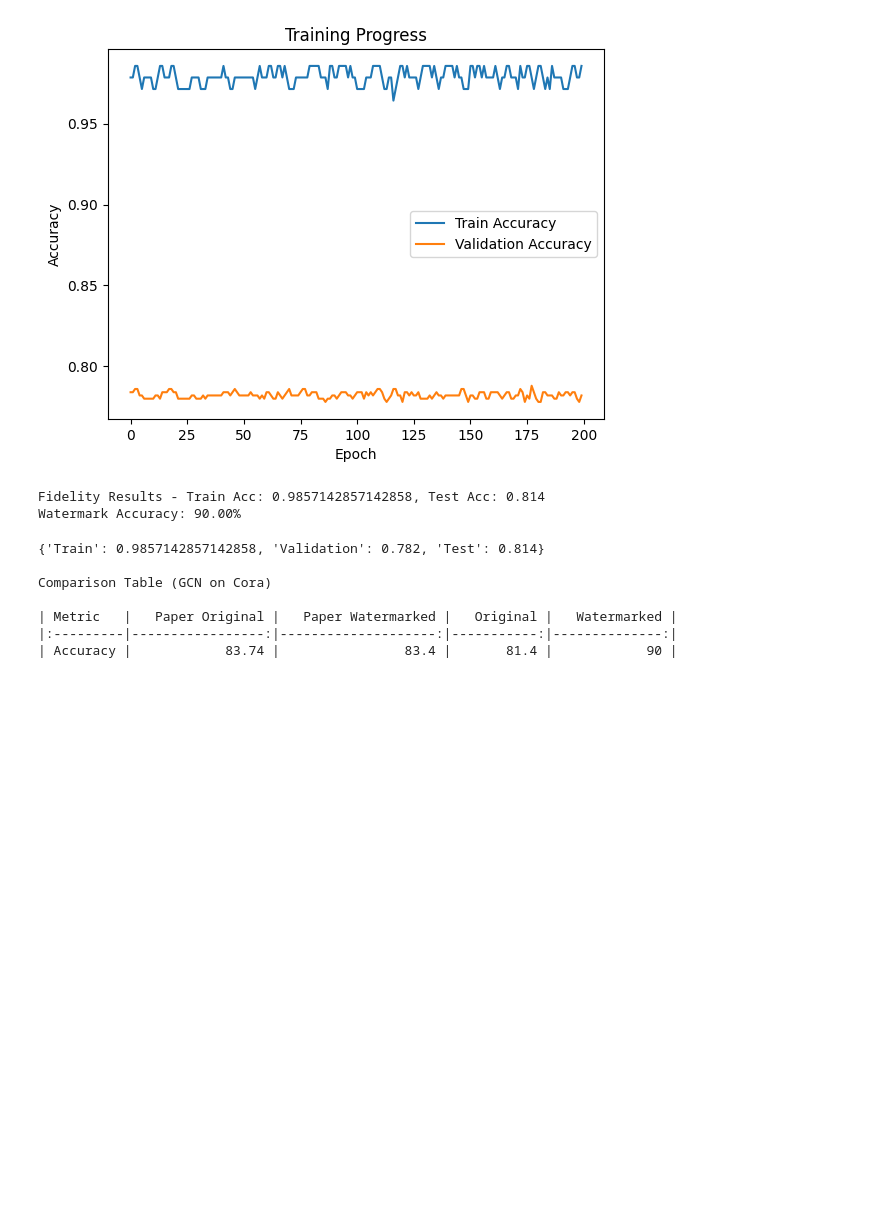
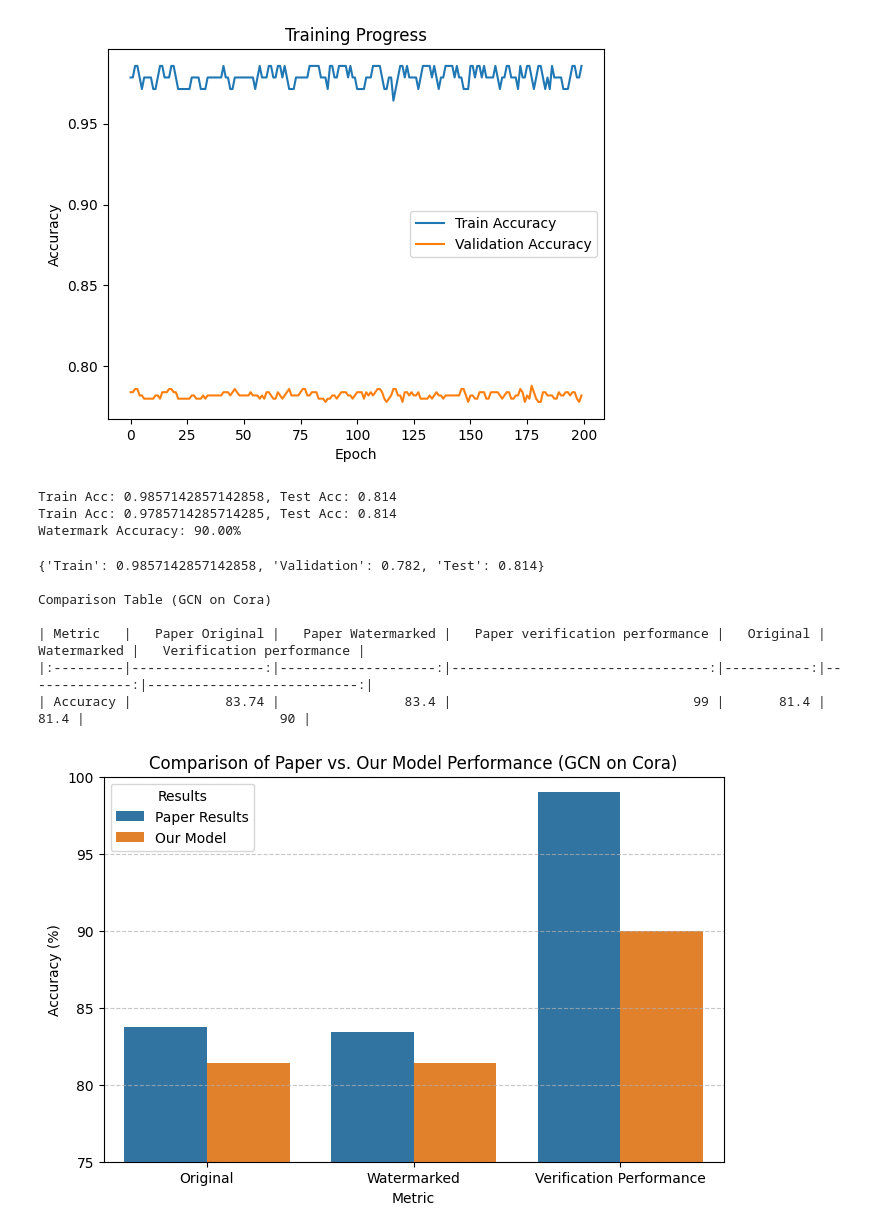
Before and after one commit to mahmud-sayed-alamin/GNN-Water-mark, a Jupyter notebook: GNN.ipynb, the cells around one changed output. Drawn from its saved outputs; the diff is of its cells as text; code cells hidden in the pictures; blank space fills up the shorter version.

Commit message:
Add graph

```diff
--- a/GNN.ipynb
+++ b/GNN.ipynb
@@ -258,14 +300,18 @@ def verify_ownership(model, data, trigger_graph, target_label):
 # %%
 # Evaluate Fidelity
-fidelity_metrics = evaluate(data)
-print(f"Fidelity Results - Train Acc: {fidelity_metrics['Train']}, Test Acc: {fidelity_metrics['Test']}")
+original_model_performance = evaluate(data)
+print(f"Train Acc: {original_model_performance['Train']}, Test Acc: {original_model_performance['Test']}")
+
+watermarked_model_performance = evaluate(new_data)
+print(f"Train Acc: {watermarked_model_performance['Train']}, Test Acc: {watermarked_model_performance['Test']}")
 
 # Evaluate Watermark Effectiveness
 trigger_graph = generate_trigger_graph(data, model)
 trigger_accuracy = verify_ownership(model, data, trigger_graph, target_label=0)
 print(f"Watermark Accuracy: {trigger_accuracy * 100:.2f}%")
 # %% [output]
-Fidelity Results - Train Acc: 0.9857142857142858, Test Acc: 0.814
+Train Acc: 0.9857142857142858, Test Acc: 0.814
+Train Acc: 0.9785714285714285, Test Acc: 0.814
 Watermark Accuracy: 90.00%
 # %%
 import pandas as pd
@@ -275,21 +321,24 @@ import torch
 paper_results = {
     "Metric": ["Accuracy"],
     "Paper Original": [83.74],
-    "Paper Watermarked": [83.40]
+    "Paper Watermarked": [83.40],
+    "Paper verification performance": [99.00],
 }
 
-model_accuracy_original = fidelity_metrics['Test']*100
-model_accuracy_watermarked = trigger_accuracy*100
+model_accuracy_original = original_model_performance['Test']*100
+model_accuracy_watermarked = watermarked_model_performance['Test']*100
+verification_performance = trigger_accuracy*100
 print(fidelity_metrics)
 
 results = {
     "Metric": ["Accuracy"],
     "Original": [model_accuracy_original],
-    "Watermarked": [model_accuracy_watermarked]
+    "Watermarked": [model_accuracy_watermarked],
+    "verification_performance": [verification_performance]
 }
 
 comparison_df = pd.DataFrame(paper_results).set_index("Metric")
-comparison_df[["Original", "Watermarked"]] = pd.DataFrame(results).set_index("Metric")
+comparison_df[["Original", "Watermarked", "Verification performance"]] = pd.DataFrame(results).set_index("Metric")
 
 print("\nComparison Table (GCN on Cora)\n")
 print(comparison_df.to_markdown())
@@ -298,6 +347,31 @@ print(comparison_df.to_markdown())
 
 Comparison Table (GCN on Cora)
 
-| Metric   |   Paper Original |   Paper Watermarked |   Original |   Watermarked |
-|:---------|-----------------:|--------------------:|-----------:|--------------:|
-| Accuracy |            83.74 |                83.4 |       81.4 |            90 |
+| Metric   |   Paper Original |   Paper Watermarked |   Paper verification performance |   Original |   Watermarked |   Verification performance |
+|:---------|-----------------:|--------------------:|---------------------------------:|-----------:|--------------:|---------------------------:|
+| Accuracy |            83.74 |                83.4 |                               99 |       81.4 |          81.4 |                         90 |
+# %%
+import matplotlib.pyplot as plt
+import seaborn as sns
+
+metrics = ["Original", "Watermarked", "Verification Performance"]
+paper_values = [83.74, 83.40, 99.00]
+model_values = [model_accuracy_original, model_accuracy_watermarked, verification_performance]
+
+df = pd.DataFrame({
+    "Metric": metrics,
+    "Paper Results": paper_values,
+    "Our Model": model_values
+})
+
+plt.figure(figsize=(8, 5))
+ax = sns.barplot(x="Metric", y="value", hue="variable", data=df.melt(id_vars=["Metric"], var_name="variable"))
+plt.xlabel("Metric")
+plt.ylabel("Accuracy (%)")
+plt.title("Comparison of Paper vs. Our Model Performance (GCN on Cora)")
+plt.ylim(75, 100)
+plt.legend(title="Results")
+plt.grid(axis="y", linestyle="--", alpha=0.7)
+plt.show()
+# %% [output]
+[figure, added]
```
Also changed, not shown: parts of 3 cells of this notebook.
